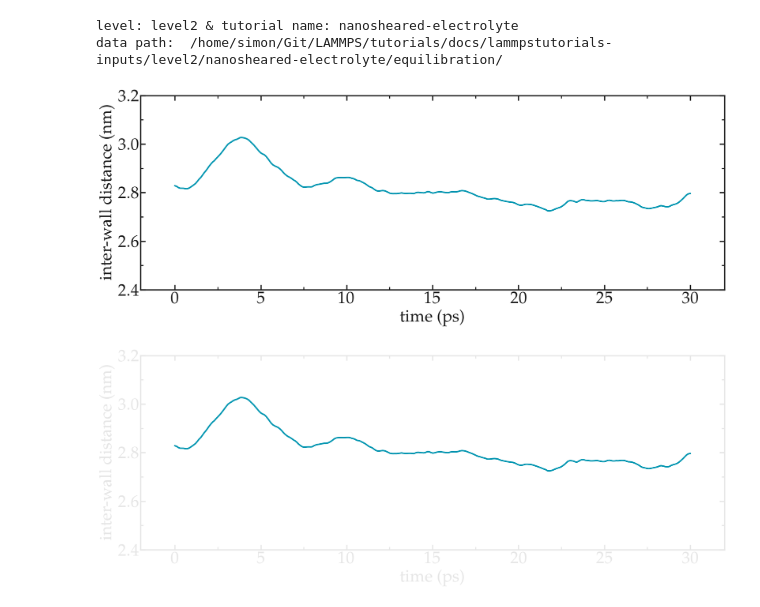
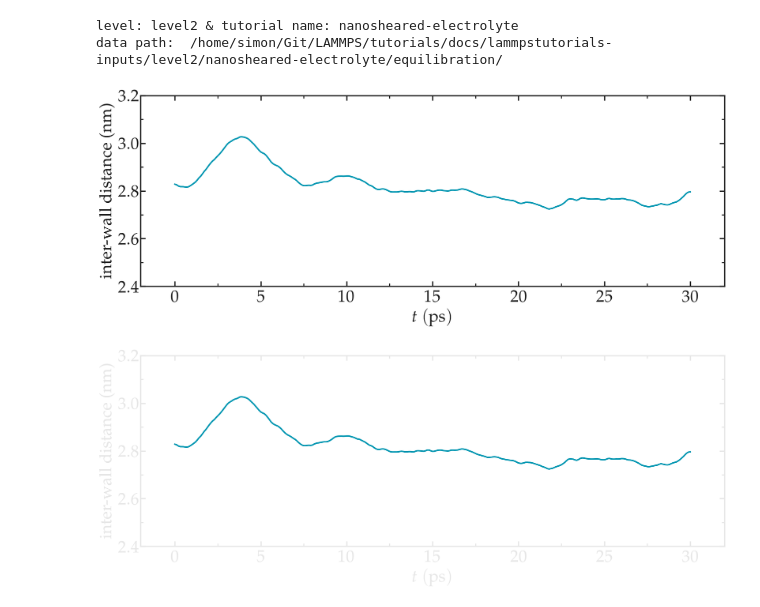
Before and after one commit to lammpstutorials/lammpstutorials.github.io, a Jupyter notebook: docs/sphinx/source/tutorials/figures/level2/nanosheared-electrolyte/equilibration-pyplot.ipynb, the cells around one changed output. Saved outputs shown, nothing was run; the diff lists cells and outputs as text; code cells hidden in the pictures.

Commit message:
updated figures

```diff
--- a/docs/sphinx/source/tutorials/figures/level2/nanosheared-electrolyte/equilibration-pyplot.ipynb
+++ b/docs/sphinx/source/tutorials/figures/level2/nanosheared-electrolyte/equilibration-pyplot.ipynb
@@ -27,16 +27,17 @@ distance /= 10 # nm
 # %%
 filename = "equilibration"
 for mode, mygray in zip(['light', 'dark'], [colors["mylightgray"], colors["mydarkgray"]]):
-    fig = plt.figure(figsize=(18,7))
+    fig = prepare_figure(mode, transparency = True, desired_figsize=(18,7))
     ax, n, l_tot, c_tot = [], 0, 1, 1
     n += 1
     ax.append(plt.subplot(l_tot, c_tot, n))
     ax[-1].plot(time, distance, color=colors["myblue"], linewidth=3)
-    complete_panel(ax[-1], r'time (ps)', r'inter-wall distance (nm)', legend=False, axis_color=mygray)
+    complete_panel(ax[-1], r'$t ~ \mathrm{(ps)}$', r'inter-wall distance (nm)',
+                    legend=False, axis_color=mygray, xpad=8)
     set_boundaries(plt, x_ticks=np.arange(0, 35, 5), x_boundaries=(-2, 32),
                    y_ticks=np.arange(2.4, 3.21, 0.2), y_boundaries=(2.4, 3.2))
     #add_subplotlabels(fig, ax, ["a", "b"], color=mygray)
     save_figure(plt, fig, mode, git_path, path_figures, filename)
 # %% [output]
-[figure, old version]
+[figure, new version]
 [figure]
```
Also changed, not shown: parts of 2 cells of this notebook, 13 other files.
